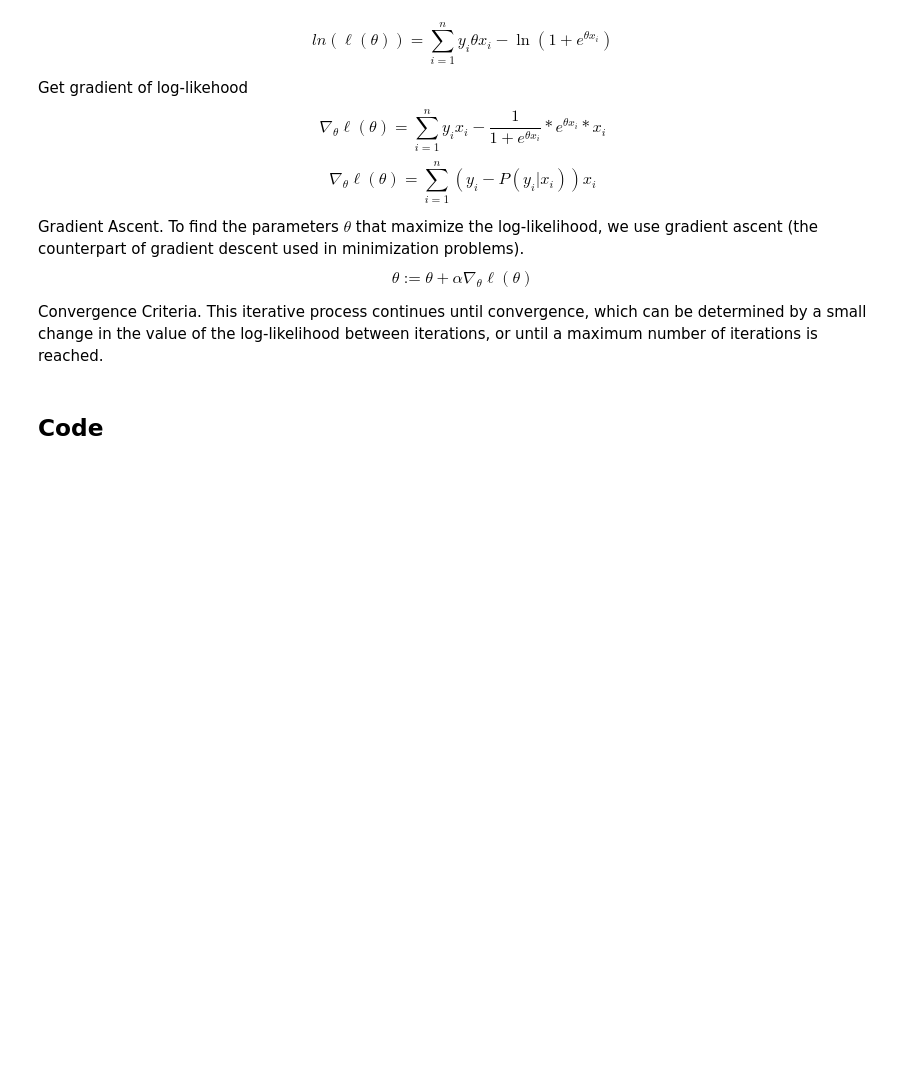
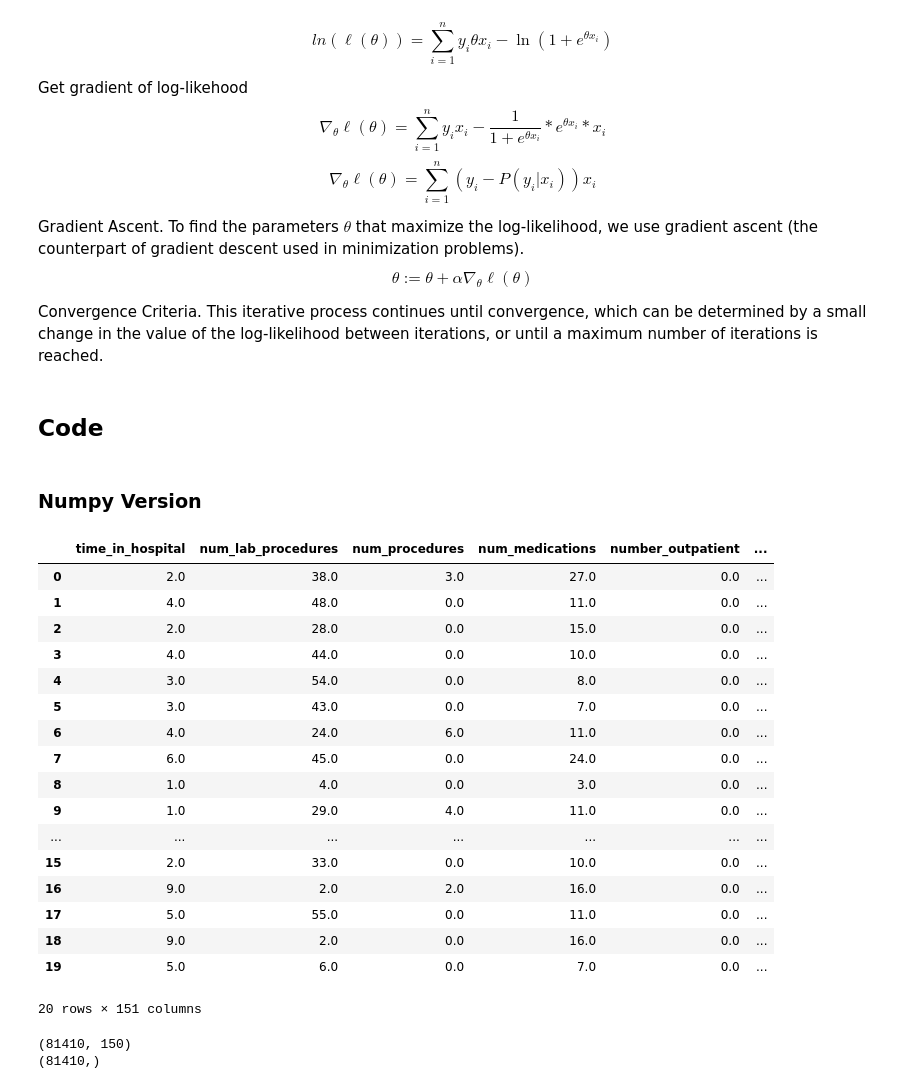
Before and after one commit to minglyubyte/Machine-Learning-and-Deep-Learning-for-Review, a Jupyter notebook: Logistic Regression/losgistic_regression.ipynb, the cells around one changed output. Cells and saved outputs as stored; diff of their text form; code cells hidden in the pictures; blank space fills up the shorter version.

```diff
--- a/Logistic Regression/losgistic_regression.ipynb
+++ b/Logistic Regression/losgistic_regression.ipynb
@@ -82,3 +82,5 @@ $$
 Convergence Criteria. This iterative process continues until convergence, which can be determined by a small change in the value of the log-likelihood between iterations, or until a maximum number of iterations is reached.
 # %% [markdown]
 ## Code
+# %% [markdown]
+### Numpy Version
@@ -84,0 +95,31 @@ Convergence Criteria. This iterative process continues until convergence, which
+# %%
+dataset = load_dataset("imodels/diabetes-readmission", split='train')
+df = dataset.to_pandas()
+df.head(20)
+# %% [output]
+|  | time_in_hospital | num_lab_procedures | num_procedures | num_medications | number_outpatient | ... |
+| 0 | 2.0 | 38.0 | 3.0 | 27.0 | 0.0 | ... |
+| 1 | 4.0 | 48.0 | 0.0 | 11.0 | 0.0 | ... |
+| 2 | 2.0 | 28.0 | 0.0 | 15.0 | 0.0 | ... |
+| 3 | 4.0 | 44.0 | 0.0 | 10.0 | 0.0 | ... |
+| 4 | 3.0 | 54.0 | 0.0 | 8.0 | 0.0 | ... |
+| 5 | 3.0 | 43.0 | 0.0 | 7.0 | 0.0 | ... |
+| 6 | 4.0 | 24.0 | 6.0 | 11.0 | 0.0 | ... |
+| 7 | 6.0 | 45.0 | 0.0 | 24.0 | 0.0 | ... |
+| 8 | 1.0 | 4.0 | 0.0 | 3.0 | 0.0 | ... |
+| 9 | 1.0 | 29.0 | 4.0 | 11.0 | 0.0 | ... |
+| ... | ... | ... | ... | ... | ... | ... |
+| 15 | 2.0 | 33.0 | 0.0 | 10.0 | 0.0 | ... |
+| 16 | 9.0 | 2.0 | 2.0 | 16.0 | 0.0 | ... |
+| 17 | 5.0 | 55.0 | 0.0 | 11.0 | 0.0 | ... |
+| 18 | 9.0 | 2.0 | 0.0 | 16.0 | 0.0 | ... |
+| 19 | 5.0 | 6.0 | 0.0 | 7.0 | 0.0 | ... |
+20 rows × 151 columns
+# %%
+X = np.array(df.iloc[:,:-1])
+y = np.array(df.iloc[:,-1])
+print(X.shape)
+print(y.shape)
+# %% [output]
+(81410, 150)
+(81410,)
```
Also changed, not shown: parts of 13 cells of this notebook, 1 other file.
